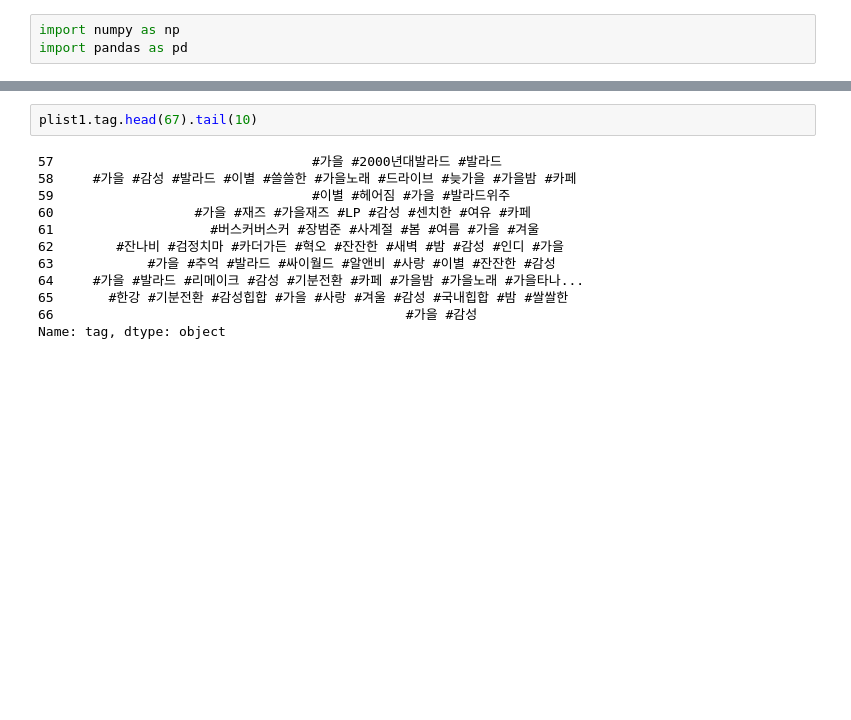
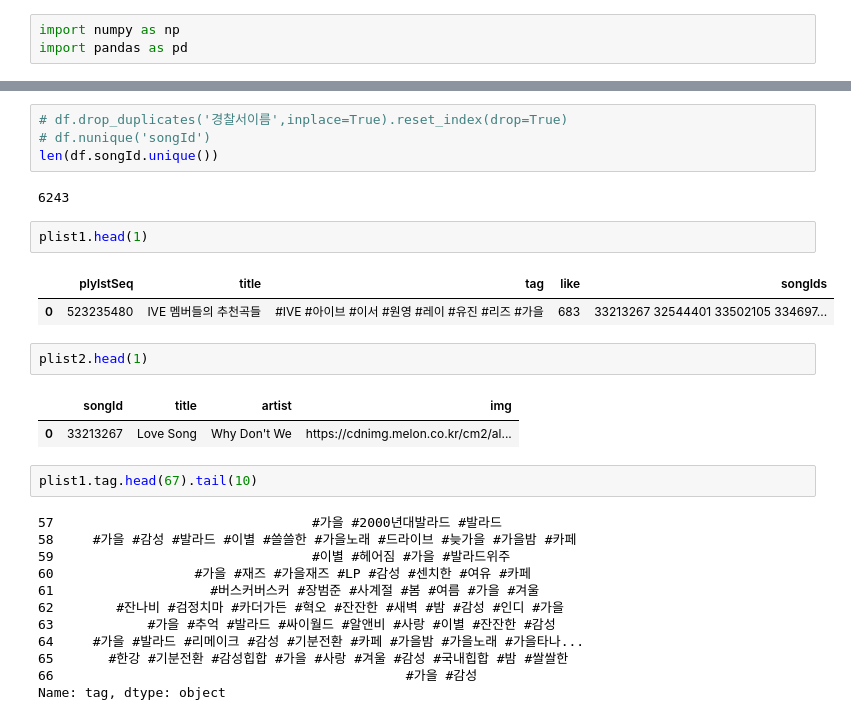
Before and after one commit to wowgang/DataAnalysis_Lecture-2023.04, a Jupyter notebook: 100.도전했조/플리기반.ipynb, the cells around one changed output, grey strips where cells are left out. Drawn from its saved outputs; the diff is of its cells as text; blank space fills up the shorter version.

```diff
--- a/100.도전했조/플리기반.ipynb
+++ b/100.도전했조/플리기반.ipynb
@@ -15,3 +15,19 @@ df.shape, plist1.shape, plist2.shape
+# %%
+# df.drop_duplicates('경찰서이름',inplace=True).reset_index(drop=True)
+# df.nunique('songId')
+len(df.songId.unique())
+# %% [output]
+6243
+# %%
+plist1.head(1)
+# %% [output]
+|  | plylstSeq | title | tag | like | songIds |
+| 0 | 523235480 | IVE 멤버들의 추천곡들 | #IVE #아이브 #이서 #원영 #레이 #유진 #리즈 #가을 | 683 | 33213267 32544401 33502105 334697... |
+# %%
+plist2.head(1)
+# %% [output]
+|  | songId | title | artist | img |
+| 0 | 33213267 | Love Song | Why Don't We | https://cdnimg.melon.co.kr/cm2/al... |
 # %%
 plist1.tag.head(67).tail(10)
 # %% [output]
```
Also changed, not shown: parts of 3 cells of this notebook, 44 other files.
